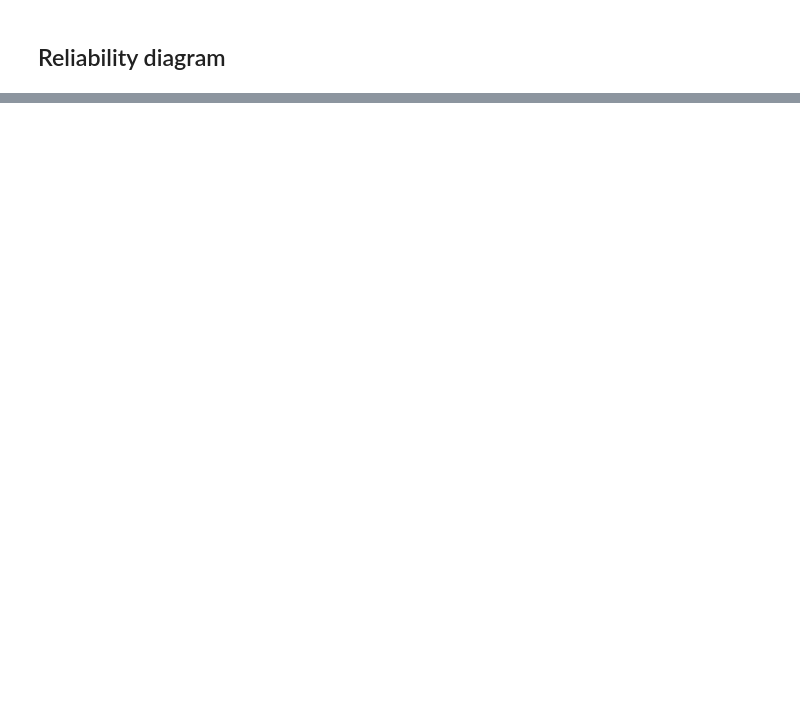
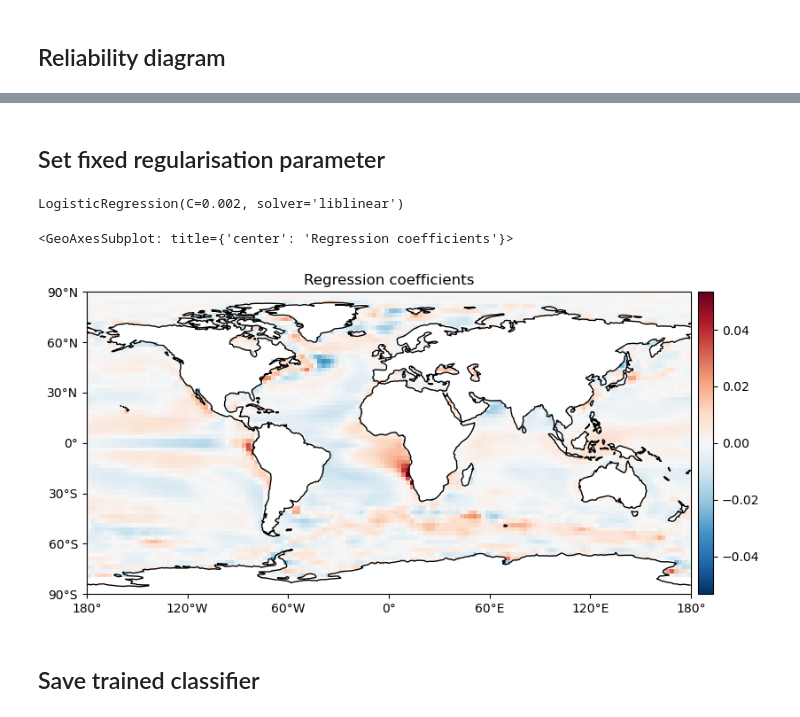
Before and after one commit to lukasbrunner/model_learning, a Jupyter notebook: scripts/binary_logistic_regression/logreg_fit.ipynb, the cells around one changed output, grey strips where cells are left out. Saved outputs shown, nothing was run; the diff lists cells and outputs as text; code cells hidden in the pictures; blank space fills up the shorter version.

```diff
--- a/scripts/binary_logistic_regression/logreg_fit.ipynb
+++ b/scripts/binary_logistic_regression/logreg_fit.ipynb
@@ -49,4 +69,6 @@ samples = xr.concat([samples_model, samples_obs], dim='sample')
 # %%
+# 1D freature dimension
+samples = samples.stack(feature=['lat', 'lon'])
 XX = samples.values
 yy = df.get_category_ids(samples['dataset_name'].values)
 
@@ -54,4 +76,4 @@ nan_mask = np.any(np.isnan(XX), axis=0)
 XX = XX[:, ~nan_mask]
 
 print('Number of features:', XX.shape[1])
-print('Number of samples per category:', ', '.join(np.unique(yy, return_counts=True)[1]))
+print('Number of samples per category:', np.unique(yy, return_counts=True)[1])
@@ -112,0 +142,18 @@ pf.plot_reliability_diagram(logreg_cv, XX, yy)
+# %% [markdown]
+## Set fixed regularisation parameter
+# %%
+logreg = LogisticRegression(
+    penalty='l2',
+    solver='liblinear',
+    C=.002,  # same as in Brunner and Sippel (2020)
+)
+logreg.fit(XX, yy)
+# %% [output]
+LogisticRegression(C=0.002, solver='liblinear')
+# %%
+pf.plot_coef_map(logreg)
+# %% [output]
+<GeoAxesSubplot: title={'center': 'Regression coefficients'}>
+[figure, added]
+# %% [markdown]
+## Save trained classifier
```
Also changed, not shown: parts of 12 cells of this notebook.
